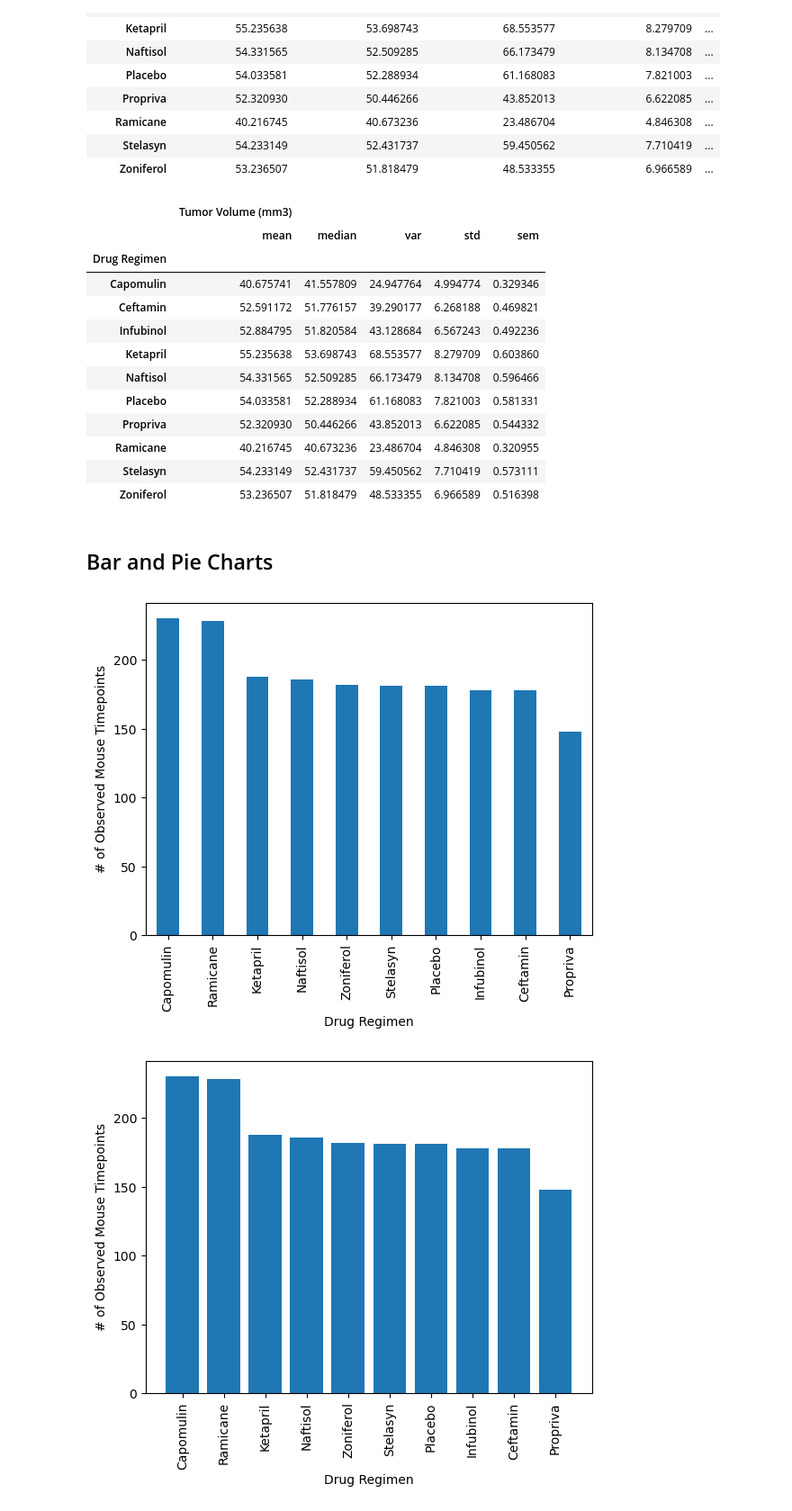
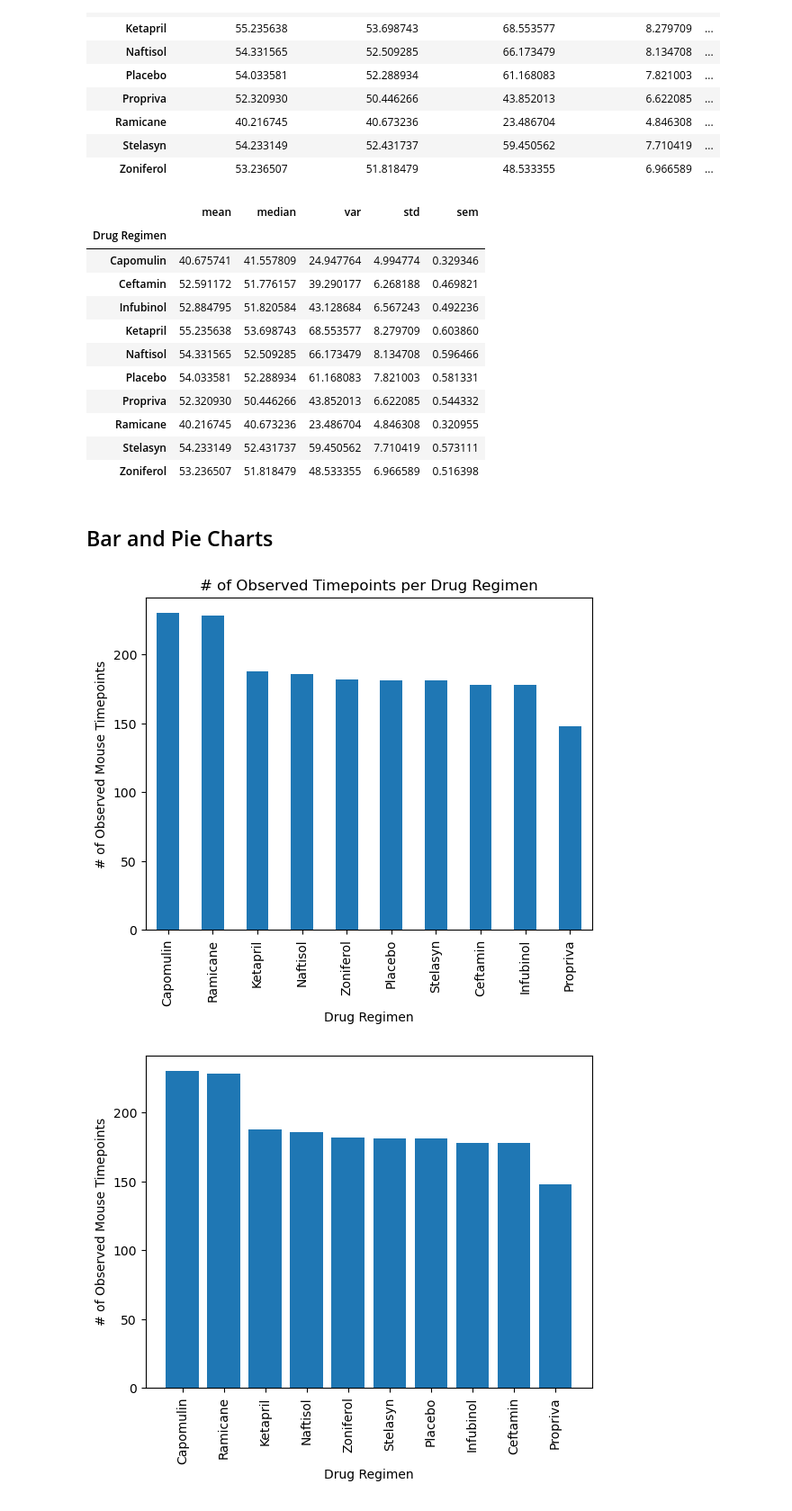
Before and after one commit to lvit001/matplotlib-challenge, a Jupyter notebook: Pymaceuticals/pymaceuticals_starter.ipynb, the cells around one changed output. Shown: that part at 90% size. Cells and saved outputs as stored; diff of their text form; code cells hidden in the pictures.

```diff
--- a/Pymaceuticals/pymaceuticals_starter.ipynb
+++ b/Pymaceuticals/pymaceuticals_starter.ipynb
@@ -121,8 +124,9 @@ summary_stats
 # and SEM of the tumor volume for each regimen (only one method is required in the solution)
 
 # Using the aggregation method, produce the same summary statistics in a single line
+# found the aggregate code here: https://www.geeksforgeeks.org/python-pandas-dataframe-aggregate/#
+drug_groupby["Tumor Volume (mm3)"].aggregate(["mean", "median", "var", "std", "sem"])
 # %% [output]
-|  | Tumor Volume (mm3) |  |  |  |  |
 |  | mean | median | var | std | sem |
 | Drug Regimen |  |  |  |  |  |
 | Capomulin | 40.675741 | 41.557809 | 24.947764 | 4.994774 | 0.329346 |
@@ -139,8 +143,14 @@ summary_stats
 ## Bar and Pie Charts
 # %%
 # Generate a bar plot showing the total number of rows (Mouse ID/Timepoints) for each drug regimen using Pandas.
+time_vs_drug = pd.DataFrame(drug_groupby["Timepoint"].count())
+time_vs_drug = time_vs_drug.sort_values("Timepoint",ascending=False)
+time_vs_drug.plot(kind="bar", legend=False, title = "# of Observed Timepoints per Drug Regimen")
+plt.ylabel("# of Observed Mouse Timepoints")
+plt.xlabel("Drug Regimen")
+plt.show()
 # %% [output]
-[figure, old version]
+[figure, new version]
 # %%
 # Generate a bar plot showing the total number of rows (Mouse ID/Timepoints) for each drug regimen using pyplot.
 # %% [output]
```
Also changed, not shown: parts of 1 cell of this notebook.
